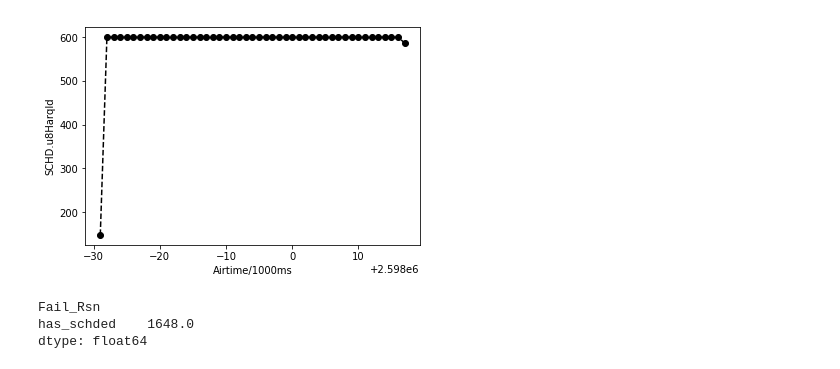
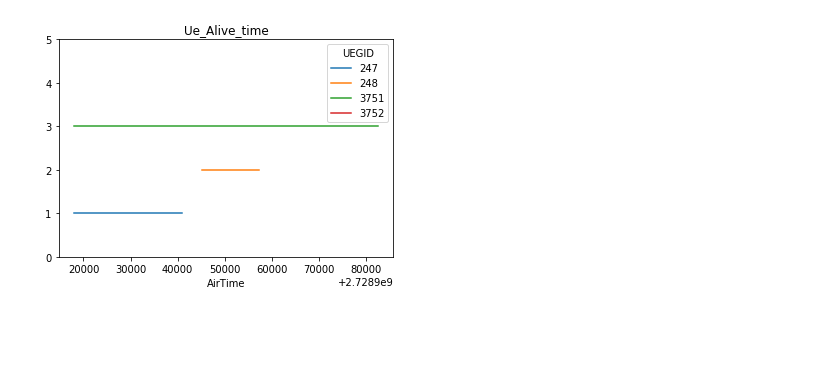
Before and after one commit to HonghaiJia/loganalysis, a Jupyter notebook: notebooks/lte/dlschd/Untitled.ipynb, the cells around one changed output. Saved outputs shown, nothing was run; the diff lists cells and outputs as text; code cells hidden in the pictures; blank space fills up the shorter version.

```diff
--- a/notebooks/lte/dlschd/Untitled.ipynb
+++ b/notebooks/lte/dlschd/Untitled.ipynb
@@ -37,10 +36,0 @@ ue.dl.show_bler_of_subframe()
-# %%
-ue.dl.show_schd_uecnt()
-# %% [output]
-[figure, removed]
-# %%
-ue.dl.schdfail_reasons()
-# %% [output]
-Fail_Rsn
-has_schded    1648.0
-dtype: float64
@@ -46,0 +41,4 @@ dtype: float64
+# %%
+cell206.show_ue_livetime()
+# %% [output]
+[figure, added]
```
Also changed, not shown: parts of 25 cells of this notebook, 6 other files.
